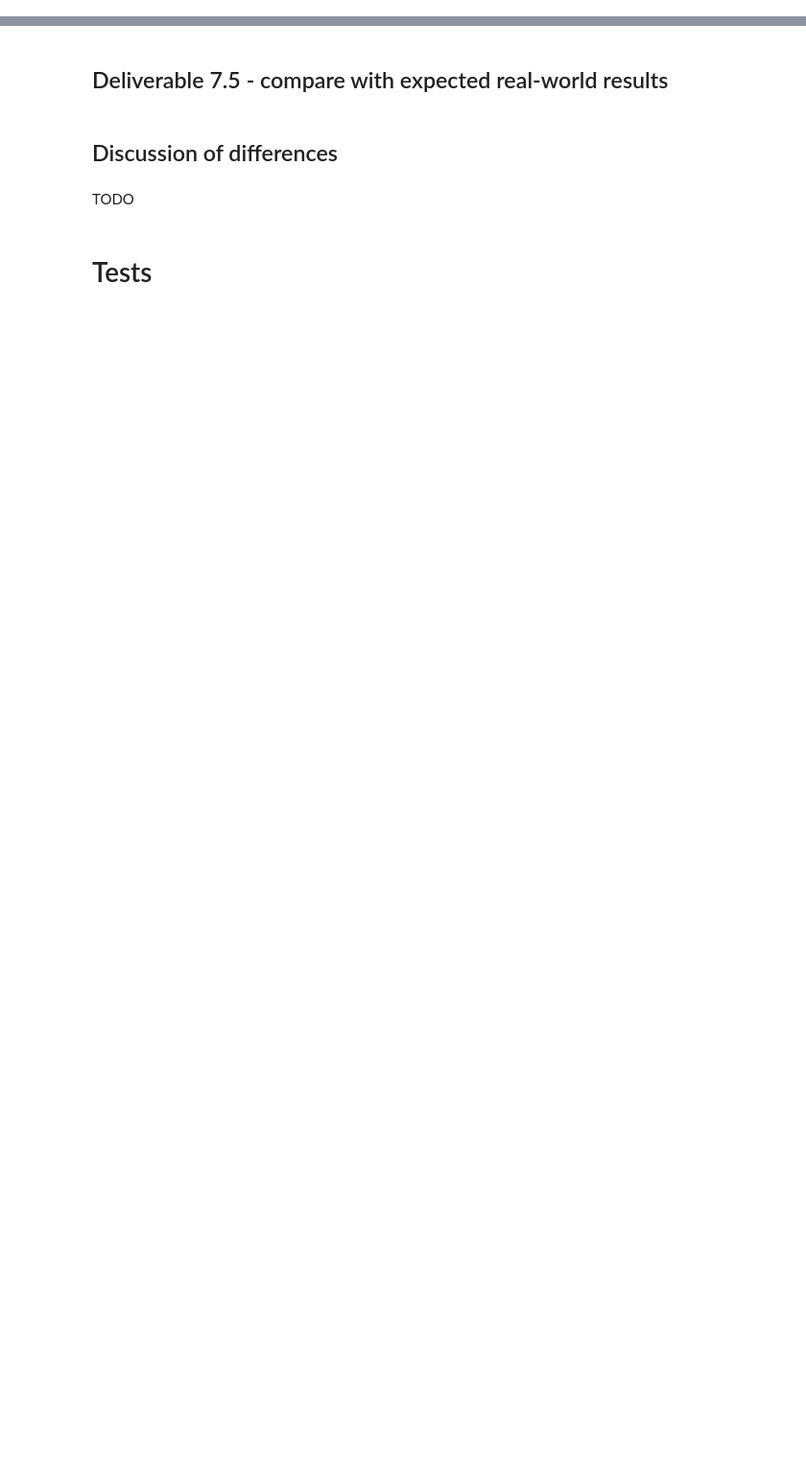
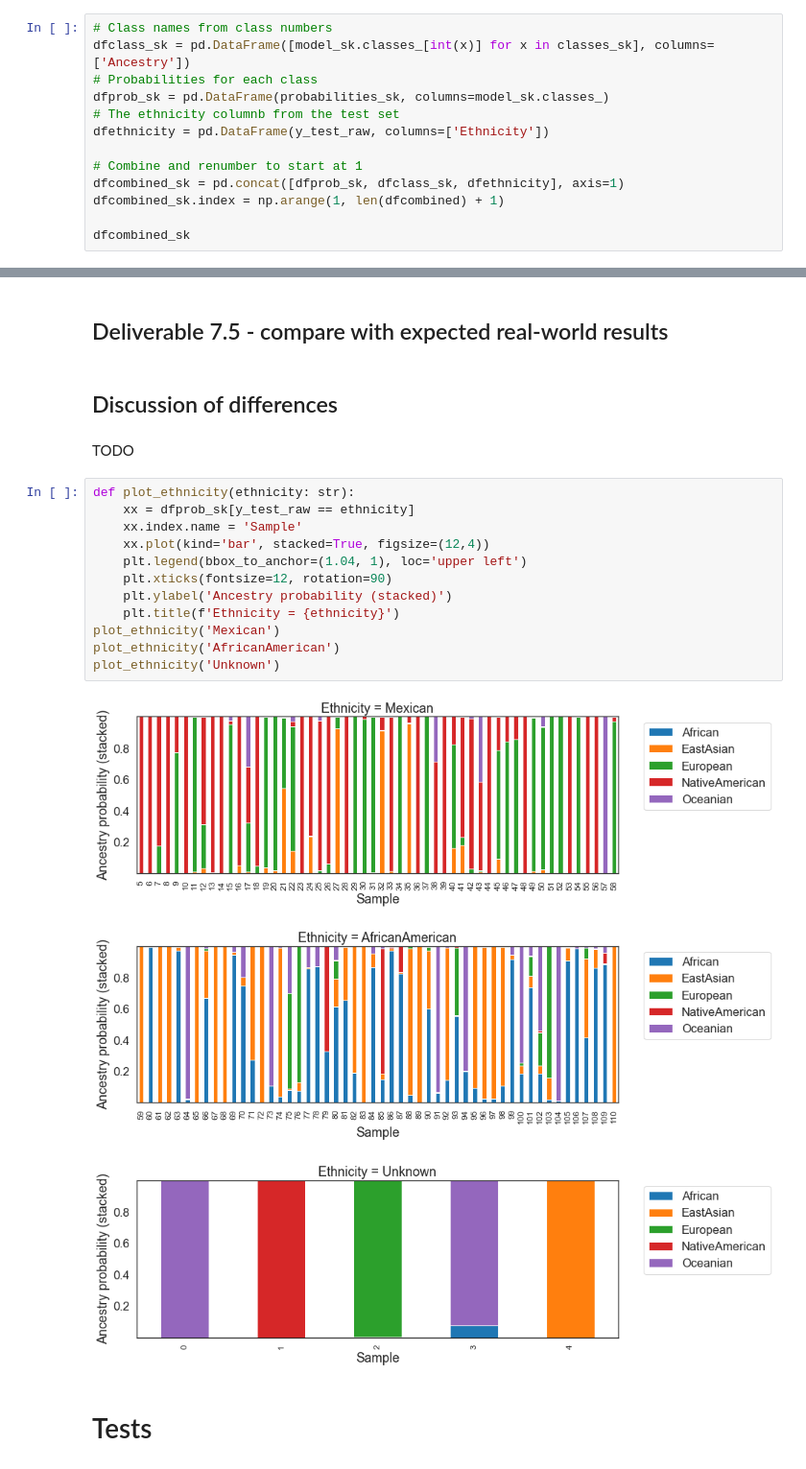
Before and after one commit to fau-masters-collected-works-cgarbin/regression-no-libraries, a Jupyter notebook: logistic_regression.ipynb, the cells around one changed output, grey strips where cells are left out. Shown at 96% size. Cells and saved outputs as stored; diff of their text form; blank space fills up the shorter version.

```diff
--- a/logistic_regression.ipynb
+++ b/logistic_regression.ipynb
@@ -388,0 +377,13 @@ df4_sk
+# %%
+# Class names from class numbers
+dfclass_sk = pd.DataFrame([model_sk.classes_[int(x)] for x in classes_sk], columns=['Ancestry'])
+# Probabilities for each class
+dfprob_sk = pd.DataFrame(probabilities_sk, columns=model_sk.classes_)
+# The ethnicity columnb from the test set
+dfethnicity = pd.DataFrame(y_test_raw, columns=['Ethnicity'])
+
+# Combine and renumber to start at 1
+dfcombined_sk = pd.concat([dfprob_sk, dfclass_sk, dfethnicity], axis=1)
+dfcombined_sk.index = np.arange(1, len(dfcombined) + 1)
+
+dfcombined_sk
@@ -392,5 +411,21 @@ df4_sk
 ## Discussion of differences
 # %% [markdown]
 TODO
+# %%
+def plot_ethnicity(ethnicity: str):
+    xx = dfprob_sk[y_test_raw == ethnicity]
+    xx.index.name = 'Sample'
+    xx.plot(kind='bar', stacked=True, figsize=(12,4))
+    plt.legend(bbox_to_anchor=(1.04, 1), loc='upper left')
+    plt.xticks(fontsize=12, rotation=90)
+    plt.ylabel('Ancestry probability (stacked)')
+    plt.title(f'Ethnicity = {ethnicity}')
+plot_ethnicity('Mexican')
+plot_ethnicity('AfricanAmerican')
+plot_ethnicity('Unknown')
+# %% [output]
+[figure, added]
+[figure, added]
+[figure, added]
 # %% [markdown]
 # Tests
```
Also changed, not shown: parts of 11 cells of this notebook.
